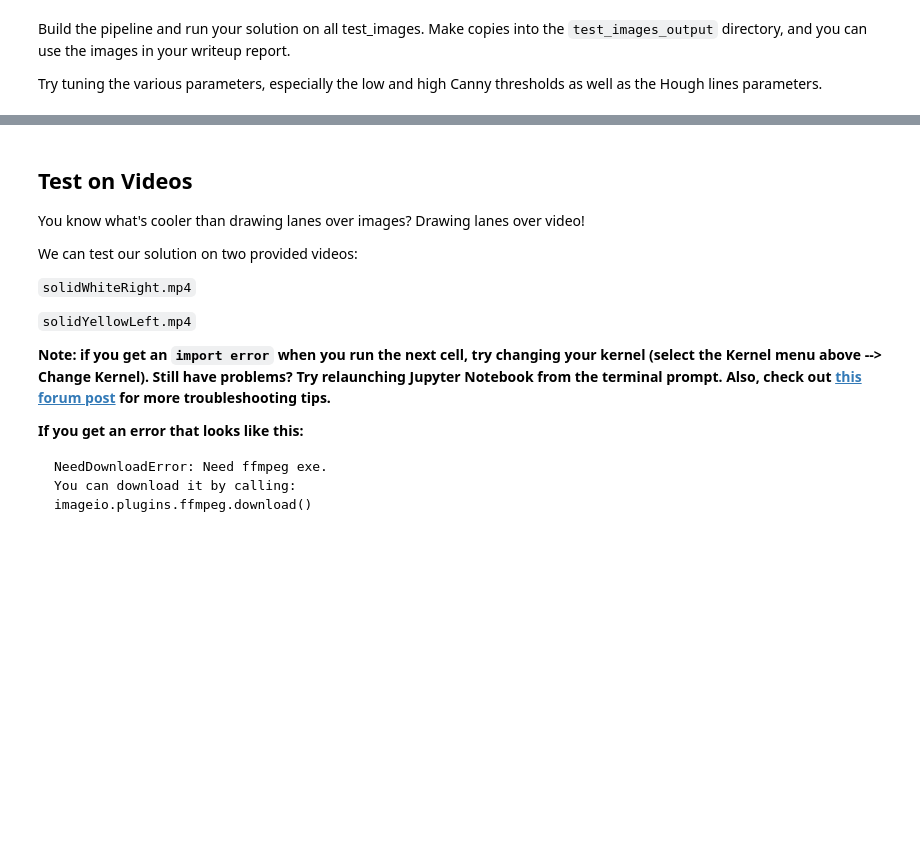
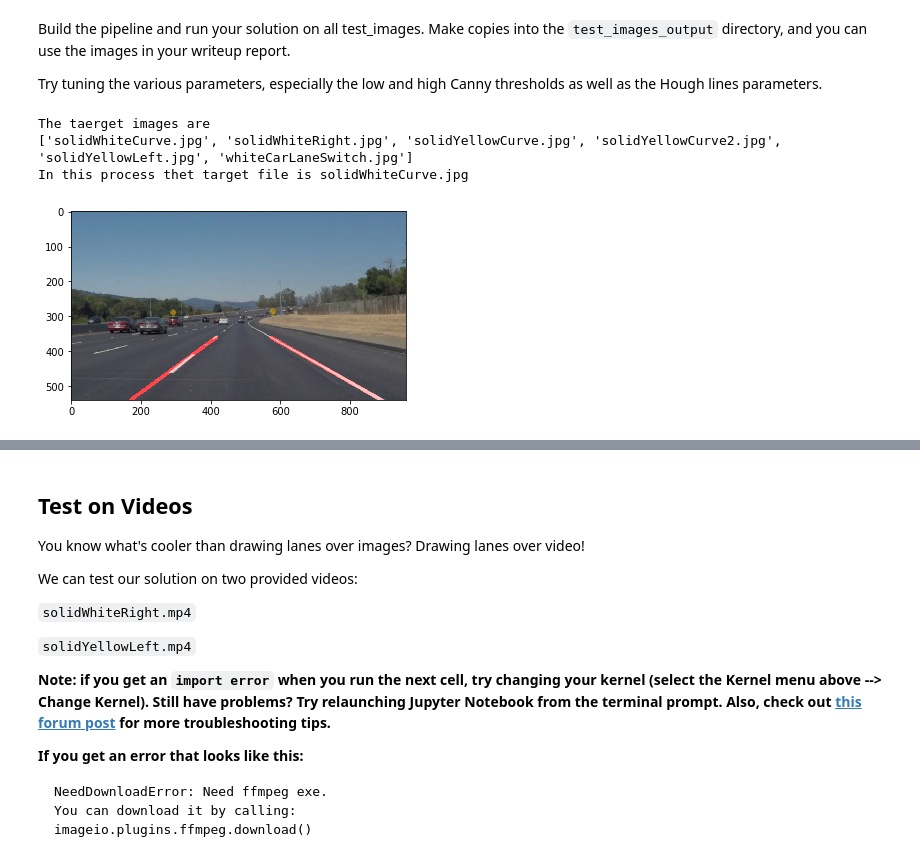
Before and after one commit to hirotoshi8/CarND-LaneLines-P1, a Jupyter notebook: P1.ipynb, the cells around one changed output, grey strips where cells are left out. Drawn from its saved outputs; the diff is of its cells as text; code cells hidden in the pictures; blank space fills up the shorter version.

Commit message:
Add writeup
I write the write_p_lane_line.

```diff
--- a/P1.ipynb
+++ b/P1.ipynb
@@ -127,7 +131,7 @@ def region_of_interest(img, vertices):
 
 
 # Sub-helper function 1 for draw_lines
-def calculate_average(x1,x2,y1,y2):
+def calculate_center(x1,x2,y1,y2):
     x = (x1+x2)/2
     y = (y1+y2)/2
     return x,y
@@ -175,12 +179,20 @@ def draw_lines(img, lines, color=[255, 0, 0], thickness=20):
     right_lane_slope = 0
 
     # buffer for low pass filter
+    arr_left = []
+    arr_right= []
     pre_arr_left = []
-    pre_arr_right = []
+    pre_arr_right= []
 
     # Buffer for the points generated by hough transformation
     left_stack = []
     right_stack= []
+
+    # Filter
+    total_left = 0
+    total_right= 0
+    left_average = np.array([0,0,0],dtype=np.float)
+    right_average = np.array([0,0,0],dtype=np.float)
 
     # Iterate over the output "lines" and draw lines on a blank image
     for line in lines:
@@ -208,7 +220,7 @@ def draw_lines(img, lines, color=[255, 0, 0], thickness=20):
         # Median filter for the points and slope
         [med_x1,med_y1,med_x2,med_y2,left_lane_slope]=np.median(left_stack,axis=0)
         # Get center of the line [x1,y1] and [x2,y2]
-        [left_x, left_y] = calculate_average(med_x1,med_x2,med_y1,med_y2)
+        [left_x, left_y] = calculate_center(med_x1,med_x2,med_y1,med_y2)
 
         # Low pass filter
         if pre_arr_left:
@@ -216,24 +228,35 @@ def draw_lines(img, lines, color=[255, 0, 0], thickness=20):
             left_y = low_pass_param*left_y + (1-low_pass_param)*pre_arr_left[1]
             left_lane_slope = low_pass_param*left_lane_slope + (1-low_pass_param)*pre_arr_left[2]
 
+        # Average
+        arr_left = np.array([left_x, left_y, left_lane_slope],dtype=np.float)
+        total_left += 1
+        left_average += (arr_left - left_average) / total_left
+
+        # Filter
         [left_x_bottom, left_x_top] = roi_area_y(left_x, left_y, left_lane_slope, size_y1_bottom, size_y2_height)
 
         # Draw a line in the img(img wil be a edge image processed by hough transformation)
         cv2.line(img,(left_x_bottom, size_y1_bottom),(left_x_top, size_y2_height),(255,0,0),10)
 
         # update the pre-data set
-        pre_arr_left = [left_x, left_y, left_lane_slope]
+        pre_arr_left = arr_left
 
     # Calculate the Lane Line in rightside
     if right_stack:
         [med_x1,med_y1,med_x2,med_y2,right_lane_slope]=np.median(right_stack,axis=0)
-        [right_x, right_y] = calculate_average(med_x1,med_x2,med_y1,med_y2)
+        [right_x, right_y] = calculate_center(med_x1,med_x2,med_y1,med_y2)
 
         # Low pass filter
         if pre_arr_right:
             right_x = low_pass_param*right_x + (1-low_pass_param)*pre_arr_right[0]
             right_y = low_pass_param*right_y + (1-low_pass_param)*pre_arr_right[1]
             right_lane_slope = low_pass_param*right_lane_slope + (1-low_pass_param)*pre_arr_right[2]
+
+        # Average
+        arr_right = np.array([right_x, right_y, right_lane_slope],dtype=np.float)
+        total_right += 1
+        right_average += (arr_right - right_average) / total_right
 
         [right_x_bottom, right_x_top] = roi_area_y(right_x, right_y, right_lane_slope, size_y1_bottom, size_y2_height)
 
@@ -313,7 +341,8 @@ import cv2
 %matplotlib inline
 
 #Init the file path
-file_path = "test_images_output/"
+#file_path = "test_images_output/"
+file_path = "test_images/"
 
 images = os.listdir(file_path)
 print("The taerget images are ")
@@ -338,34 +367,42 @@ gray = grayscale(img)
 
 #Applies a Gaussian Noise kernel
 kernel_size = 5
 gauss = gaussian_blur(gray, kernel_size)
 
 #Applies the Canny transform
 high_threshold = 150
 low_threshold = 30
 edge = canny(gauss, low_threshold, high_threshold)
 
 #Applies an image mask.
 left_bottom = (0, img_size[0])
 right_bottom = (img_size[1], img_size[0])
 apex = (img_size[1]/2, img_size[0]/2+25)
 vertices = np.array([[left_bottom, right_bottom, apex]], dtype=np.int32)
 edge_masked = region_of_interest(edge, vertices)
 #plt.imshow(edge_masked)
 
 #Applies a hough transformation
 rho = 1 # distance resolution in pixels of the Hough grid
 theta = np.pi/180 # angular resolution in radians of the Hough grid
 threshold = 30     # minimum number of votes (intersections in Hough grid cell)
 min_line_len = 80  # minimum number of pixels making up a line
 max_line_gap = 20   # maximum gap in pixels between connectable line segments
 line_image = np.copy(img)*0 # creating a blank to draw lines on
 
 line_image = hough_lines(edge_masked, rho, theta, threshold, min_line_len, max_line_gap)
 
-#Make the outpout image
+# Make the outpout image
 lines_edges = weighted_img(line_image, img, α=0.8, β=1., λ=0.)
 plt.imshow(lines_edges)
+
+# Save the outpout image
+plt.savefig("test_images_output/"+"result_"+src_img)
+# %% [output]
+The taerget images are
+['solidWhiteCurve.jpg', 'solidWhiteRight.jpg', 'solidYellowCurve.jpg', 'solidYellowCurve2.jpg', 'solidYellowLeft.jpg', 'whiteCarLaneSwitch.jpg']
+In this process thet target file is solidWhiteCurve.jpg
+[figure, added]
 # %%
 # TODO: Build your pipeline that will draw lane lines on the test_images
 # then save them to the test_images directory.
```
Also changed, not shown: parts of 15 cells of this notebook, 9 other files.
